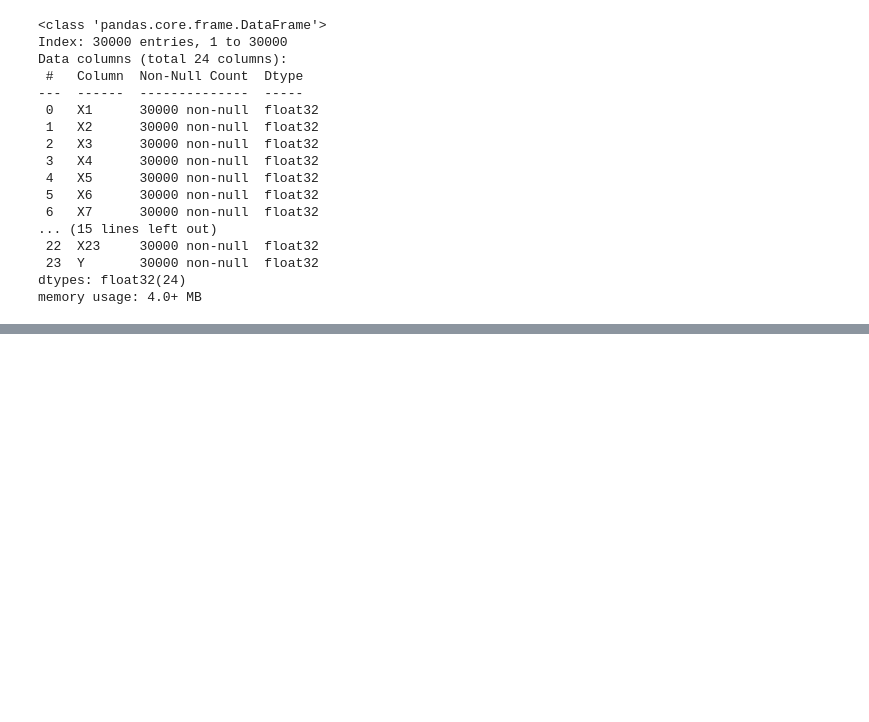
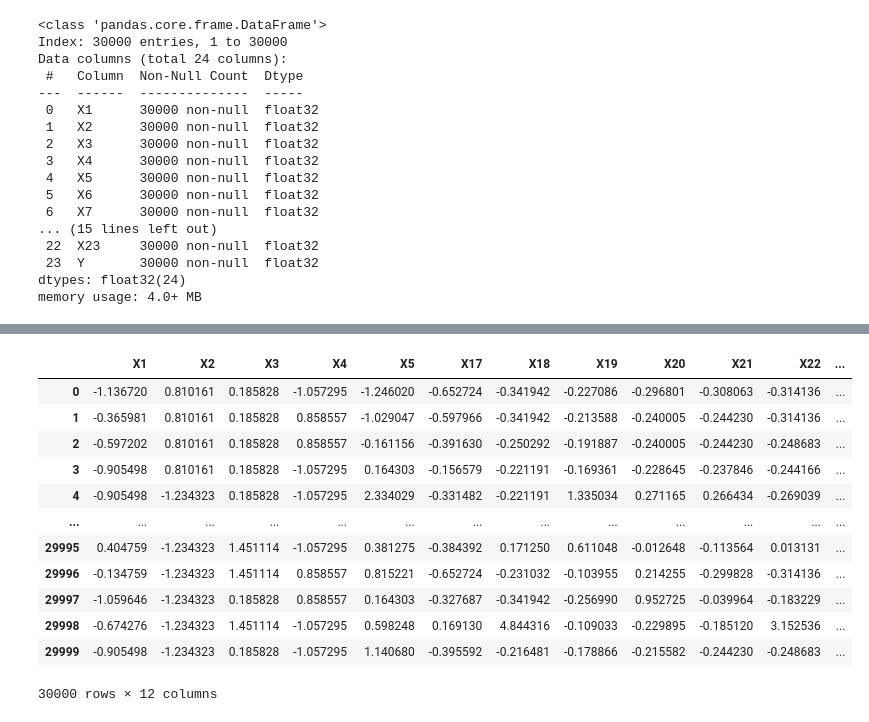
Before and after one commit to kbigdata0010/ml, a Jupyter notebook: 신용카드연체예측_PCA_regression.ipynb, the cells around one changed output, grey strips where cells are left out. Saved outputs shown, nothing was run; the diff lists cells and outputs as text; code cells hidden in the pictures; blank space fills up the shorter version.

```diff
--- a/신용카드연체예측_PCA_regression.ipynb
+++ b/신용카드연체예측_PCA_regression.ipynb
@@ -88,7 +88,8 @@ from sklearn.preprocessing import StandardScaler
 from sklearn.decomposition import PCA
 
 X_scaled = StandardScaler().fit_transform(X)
+X_scaled[: , 11:16]
 pca = PCA(n_components=2)
-pca.fit(X_scaled)
+pca.fit(X_scaled[: , 11:16])
 
-iris_features_pca = pca.transform(X_scaled)
+bill_cols_pca = pca.transform(X_scaled[: , 11:16])
@@ -94,0 +120,2 @@ iris_features_pca = pca.transform(X_scaled)
+# %%
+X_scaled_df = pd.DataFrame(X_scaled , columns=X.columns)
@@ -94,0 +148,18 @@ iris_features_pca = pca.transform(X_scaled)
+# %%
+X_scaled_df_drop  = pd.concat ([X_scaled_df.iloc[:, :5] , X_scaled_df.iloc[:, 16:]] ,axis=1)
+# %%
+X_scaled_df_drop
+# %% [output]
+|  | X1 | X2 | X3 | X4 | X5 | X17 | X18 | X19 | X20 | X21 | X22 | ... |
+| 0 | -1.136720 | 0.810161 | 0.185828 | -1.057295 | -1.246020 | -0.652724 | -0.341942 | -0.227086 | -0.296801 | -0.308063 | -0.314136 | ... |
+| 1 | -0.365981 | 0.810161 | 0.185828 | 0.858557 | -1.029047 | -0.597966 | -0.341942 | -0.213588 | -0.240005 | -0.244230 | -0.314136 | ... |
+| 2 | -0.597202 | 0.810161 | 0.185828 | 0.858557 | -0.161156 | -0.391630 | -0.250292 | -0.191887 | -0.240005 | -0.244230 | -0.248683 | ... |
+| 3 | -0.905498 | 0.810161 | 0.185828 | -1.057295 | 0.164303 | -0.156579 | -0.221191 | -0.169361 | -0.228645 | -0.237846 | -0.244166 | ... |
+| 4 | -0.905498 | -1.234323 | 0.185828 | -1.057295 | 2.334029 | -0.331482 | -0.221191 | 1.335034 | 0.271165 | 0.266434 | -0.269039 | ... |
+| ... | ... | ... | ... | ... | ... | ... | ... | ... | ... | ... | ... | ... |
+| 29995 | 0.404759 | -1.234323 | 1.451114 | -1.057295 | 0.381275 | -0.384392 | 0.171250 | 0.611048 | -0.012648 | -0.113564 | 0.013131 | ... |
+| 29996 | -0.134759 | -1.234323 | 1.451114 | 0.858557 | 0.815221 | -0.652724 | -0.231032 | -0.103955 | 0.214255 | -0.299828 | -0.314136 | ... |
+| 29997 | -1.059646 | -1.234323 | 0.185828 | 0.858557 | 0.164303 | -0.327687 | -0.341942 | -0.256990 | 0.952725 | -0.039964 | -0.183229 | ... |
+| 29998 | -0.674276 | -1.234323 | 1.451114 | -1.057295 | 0.598248 | 0.169130 | 4.844316 | -0.109033 | -0.229895 | -0.185120 | 3.152536 | ... |
+| 29999 | -0.905498 | -1.234323 | 0.185828 | -1.057295 | 1.140680 | -0.395592 | -0.216481 | -0.178866 | -0.215582 | -0.244230 | -0.248683 | ... |
+30000 rows × 12 columns
```
Also changed, not shown: parts of 9 cells of this notebook, 2 other files.
